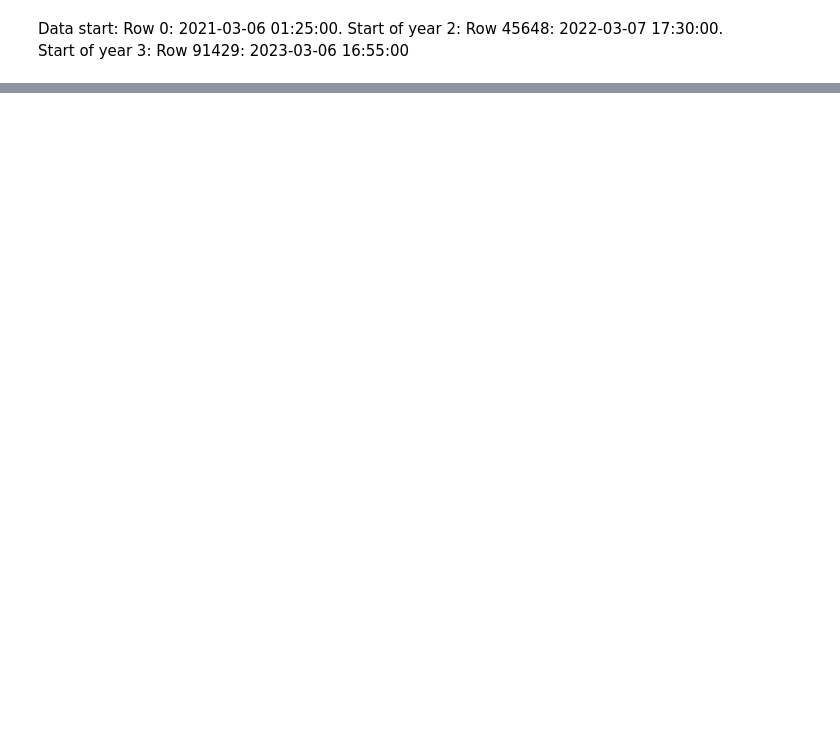
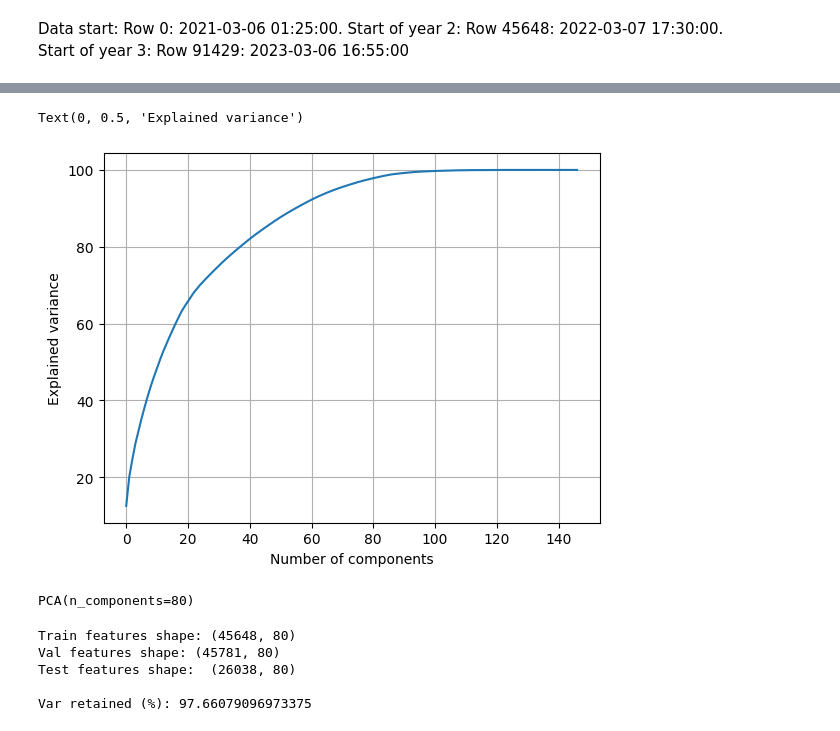
Before and after one commit to lucasglanville/and_theyre_off_backend, a Jupyter notebook: notebooks/Model_Testing.ipynb, the cells around one changed output, grey strips where cells are left out. Drawn from its saved outputs; the diff is of its cells as text; code cells hidden in the pictures; blank space fills up the shorter version.

```diff
--- a/notebooks/Model_Testing.ipynb
+++ b/notebooks/Model_Testing.ipynb
@@ -619,0 +623,33 @@ pd.set_option('display.max_rows', None)
+# %%
+import matplotlib.pyplot as plt
+plt.grid()
+plt.plot(np.cumsum(pca.explained_variance_ratio_ * 100))
+plt.xlabel('Number of components')
+plt.ylabel('Explained variance')
+# %% [output]
+Text(0, 0.5, 'Explained variance')
+[figure, added]
+# %%
+pca_80 = PCA(n_components = 80)
+pca_80.fit(X_train_PCA)
+# %% [output]
+PCA(n_components=80)
+# %%
+train_features_reduced = pca_80.transform(X_train_PCA)
+val_features_reduced = pca_80.transform(X_val_PCA)
+test_features_reduced = pca_80.transform(X_test_PCA)
+
+# verify shape after PCA
+print("Train features shape:", train_features_reduced.shape)
+print("Val features shape:", val_features_reduced.shape)
+print("Test features shape: ", test_features_reduced.shape)
+
+# get exact variability retained
+print("\nVar retained (%):",
+      np.sum(pca_80.explained_variance_ratio_ * 100))
+# %% [output]
+Train features shape: (45648, 80)
+Val features shape: (45781, 80)
+Test features shape:  (26038, 80)
+
+Var retained (%): 97.66079096973375
```
Also changed, not shown: parts of 37 cells of this notebook, 6 other files.
